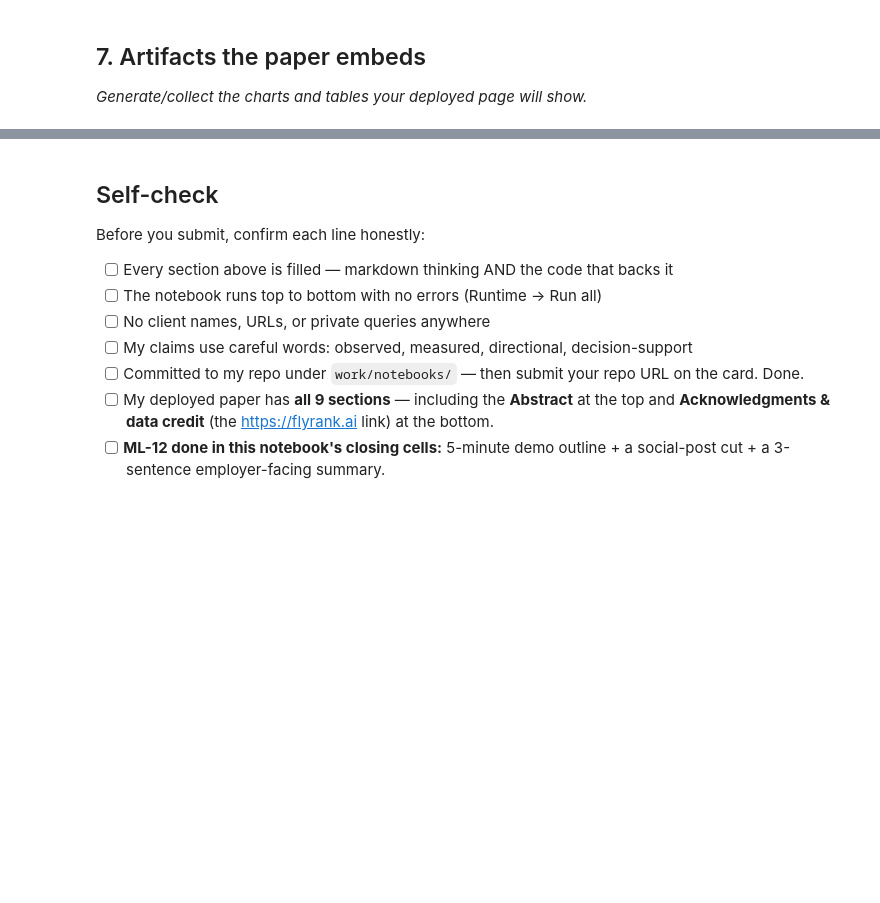
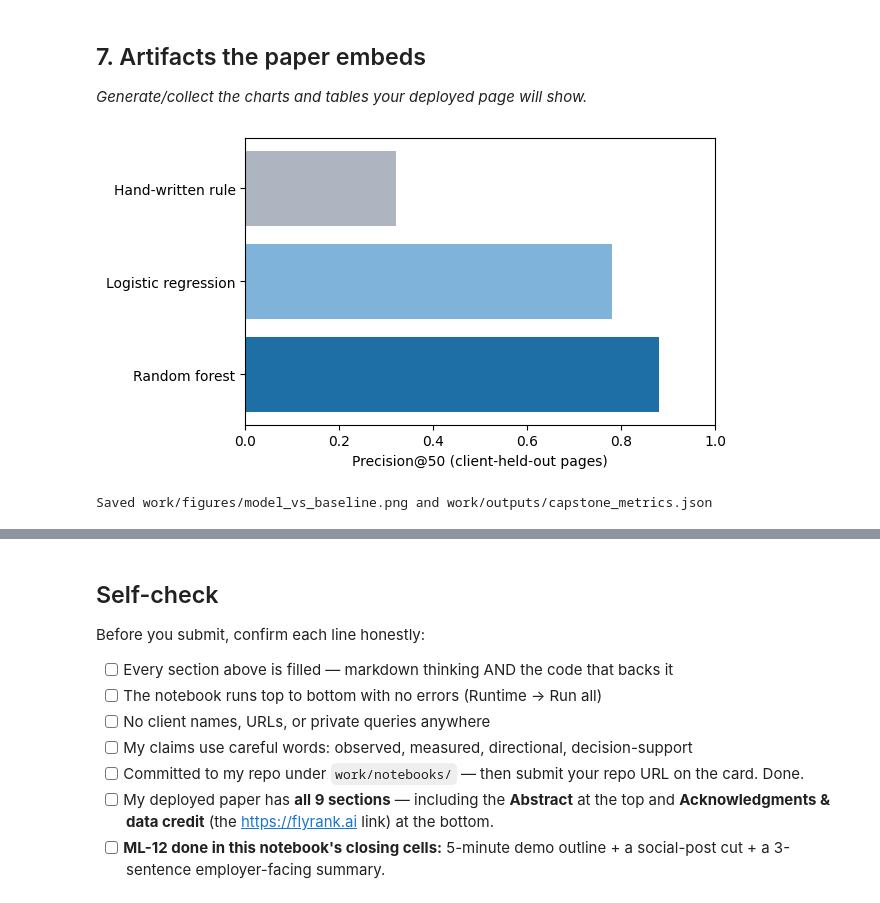
Before and after one commit to SanniyaAslam/flyrank-ml-internship, a Jupyter notebook: work/notebooks/capstone.ipynb, the cells around one changed output, grey strips where cells are left out. Cells and saved outputs as stored; diff of their text form; code cells hidden in the pictures; blank space fills up the shorter version.

```diff
--- a/work/notebooks/capstone.ipynb
+++ b/work/notebooks/capstone.ipynb
@@ -34,3 +194,29 @@ This skeleton is yours to fill. Work the sections **in order** — each one has
 ## 7. Artifacts the paper embeds
 
 *Generate/collect the charts and tables your deployed page will show.*
+# %%
+import matplotlib.pyplot as plt
+os.makedirs("work/figures", exist_ok=True)
+os.makedirs("work/outputs", exist_ok=True)
+
+fig, ax = plt.subplots(figsize=(6.5, 3.6))
+ax.barh(results["method"], results["precision_at_50"], color=["#aeb5c0", "#7fb3d9", "#1d6fa5"])
+ax.set_xlim(0, 1)
+ax.set_xlabel("Precision@50 (client-held-out pages)")
+ax.invert_yaxis()
+plt.tight_layout()
+plt.savefig("work/figures/model_vs_baseline.png", dpi=150)
+plt.show()
+
+metrics = {
+    "split": "client-grouped (GroupShuffleSplit, test_size=0.25, random_state=42)",
+    "rows": int(len(df)), "test_rows": int(len(df_test)),
+    "declining_rate": float(df["is_declining"].mean()),
+    "results": results.to_dict(orient="records"),
+}
+with open("work/outputs/capstone_metrics.json", "w") as f:
+    json.dump(metrics, f, indent=2)
+print("Saved work/figures/model_vs_baseline.png and work/outputs/capstone_metrics.json")
+# %% [output]
+[figure, added]
+Saved work/figures/model_vs_baseline.png and work/outputs/capstone_metrics.json
```
Also changed, not shown: parts of 16 cells of this notebook.
